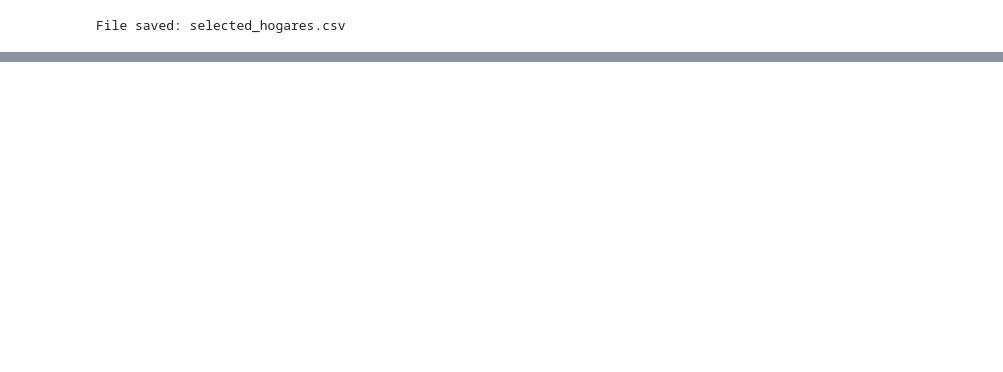
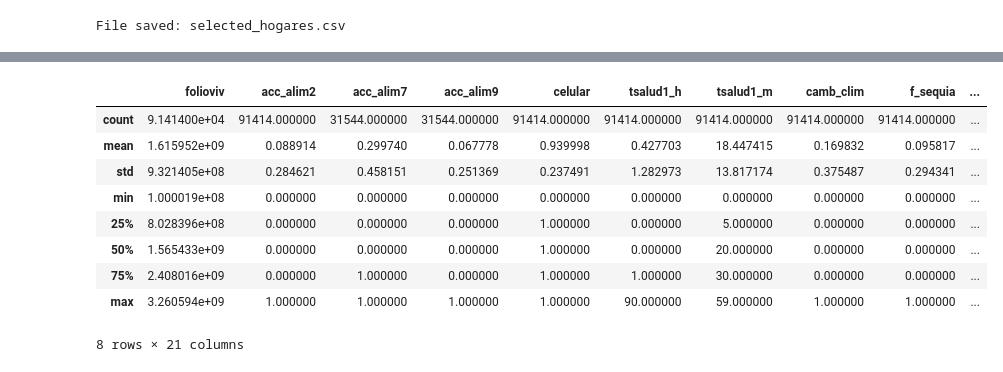
Before and after one commit to BIwithRuben/vulnerabilidad_climatica_mex, a Jupyter notebook: TEC_UCM_Notebook_ETL.ipynb, the cells around one changed output, grey strips where cells are left out. Saved outputs shown, nothing was run; the diff lists cells and outputs as text; code cells hidden in the pictures; blank space fills up the shorter version.

```diff
--- a/TEC_UCM_Notebook_ETL.ipynb
+++ b/TEC_UCM_Notebook_ETL.ipynb
@@ -210,0 +324,13 @@ File saved: selected_hogares.csv
+# %%
+df.describe()
+# %% [output]
+|  | folioviv | acc_alim2 | acc_alim7 | acc_alim9 | celular | tsalud1_h | tsalud1_m | camb_clim | f_sequia | ... |
+| count | 9.141400e+04 | 91414.000000 | 31544.000000 | 31544.000000 | 91414.000000 | 91414.000000 | 91414.000000 | 91414.000000 | 91414.000000 | ... |
+| mean | 1.615952e+09 | 0.088914 | 0.299740 | 0.067778 | 0.939998 | 0.427703 | 18.447415 | 0.169832 | 0.095817 | ... |
+| std | 9.321405e+08 | 0.284621 | 0.458151 | 0.251369 | 0.237491 | 1.282973 | 13.817174 | 0.375487 | 0.294341 | ... |
+| min | 1.000019e+08 | 0.000000 | 0.000000 | 0.000000 | 0.000000 | 0.000000 | 0.000000 | 0.000000 | 0.000000 | ... |
+| 25% | 8.028396e+08 | 0.000000 | 0.000000 | 0.000000 | 1.000000 | 0.000000 | 5.000000 | 0.000000 | 0.000000 | ... |
+| 50% | 1.565433e+09 | 0.000000 | 0.000000 | 0.000000 | 1.000000 | 0.000000 | 20.000000 | 0.000000 | 0.000000 | ... |
+| 75% | 2.408016e+09 | 0.000000 | 1.000000 | 0.000000 | 1.000000 | 1.000000 | 30.000000 | 0.000000 | 0.000000 | ... |
+| max | 3.260594e+09 | 1.000000 | 1.000000 | 1.000000 | 1.000000 | 90.000000 | 59.000000 | 1.000000 | 1.000000 | ... |
+8 rows × 21 columns
```
Also changed, not shown: parts of 16 cells of this notebook.
